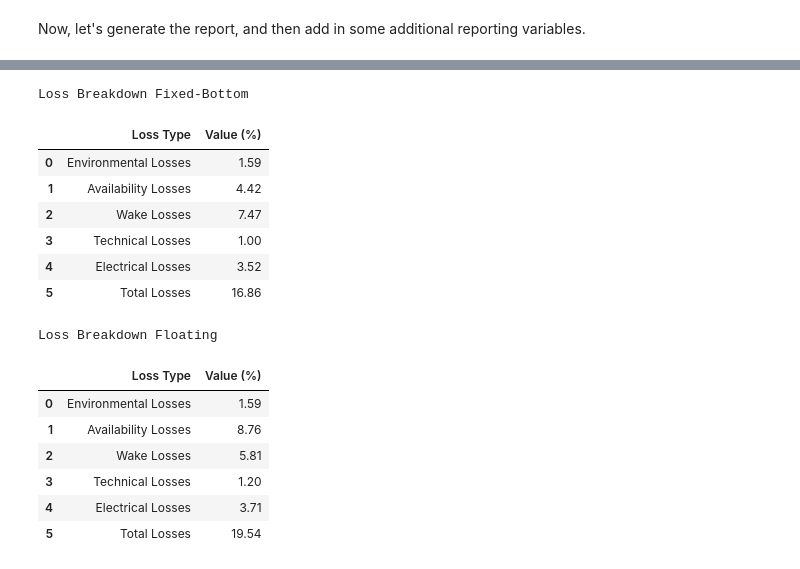
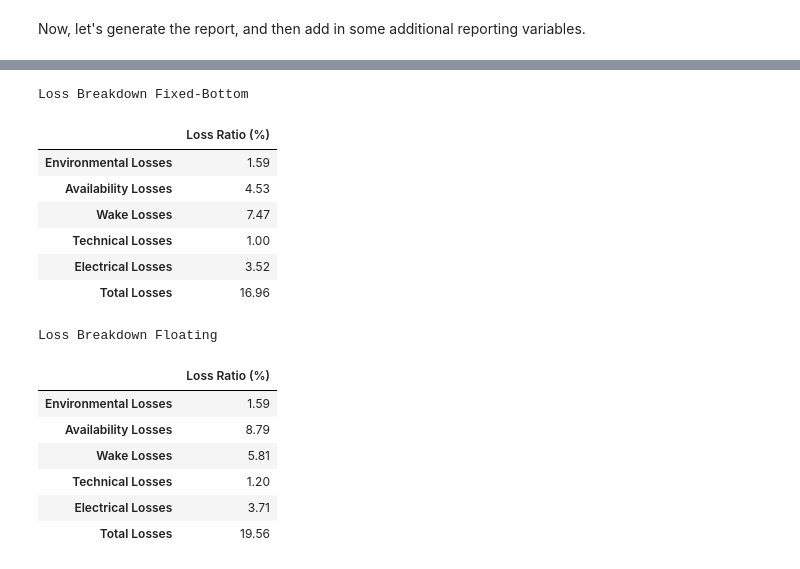
Before and after one commit to NREL/WAVES, a Jupyter notebook: examples/waves_example.ipynb, the cells around one changed output, grey strips where cells are left out. Cells and saved outputs as stored; diff of their text form; code cells hidden in the pictures.

```diff
--- a/examples/waves_example.ipynb
+++ b/examples/waves_example.ipynb
@@ -427,25 +427,25 @@ report_df
 | Turbine Rating (MW) | 12.00 | 12.00 |
 # %%
 print("Loss Breakdown Fixed-Bottom")
-project_fixed.energy_losses(losses_breakdown = True)
+project_fixed.loss_ratio(breakdown=True)
 # %% [output]
 Loss Breakdown Fixed-Bottom
-|  | Loss Type | Value (%) |
-| 0 | Environmental Losses | 1.59 |
-| 1 | Availability Losses | 4.42 |
-| 2 | Wake Losses | 7.47 |
-| 3 | Technical Losses | 1.00 |
-| 4 | Electrical Losses | 3.52 |
-| 5 | Total Losses | 16.86 |
+|  | Loss Ratio (%) |
+| Environmental Losses | 1.59 |
+| Availability Losses | 4.53 |
+| Wake Losses | 7.47 |
+| Technical Losses | 1.00 |
+| Electrical Losses | 3.52 |
+| Total Losses | 16.96 |
 # %%
 print("Loss Breakdown Floating")
-project_floating.energy_losses(losses_breakdown = True)
+project_floating.loss_ratio(breakdown=True)
 # %% [output]
 Loss Breakdown Floating
-|  | Loss Type | Value (%) |
-| 0 | Environmental Losses | 1.59 |
-| 1 | Availability Losses | 8.76 |
-| 2 | Wake Losses | 5.81 |
-| 3 | Technical Losses | 1.20 |
-| 4 | Electrical Losses | 3.71 |
-| 5 | Total Losses | 19.54 |
+|  | Loss Ratio (%) |
+| Environmental Losses | 1.59 |
+| Availability Losses | 8.79 |
+| Wake Losses | 5.81 |
+| Technical Losses | 1.20 |
+| Electrical Losses | 3.71 |
+| Total Losses | 19.56 |
```
Also changed, not shown: parts of 4 cells of this notebook, 2 other files.
